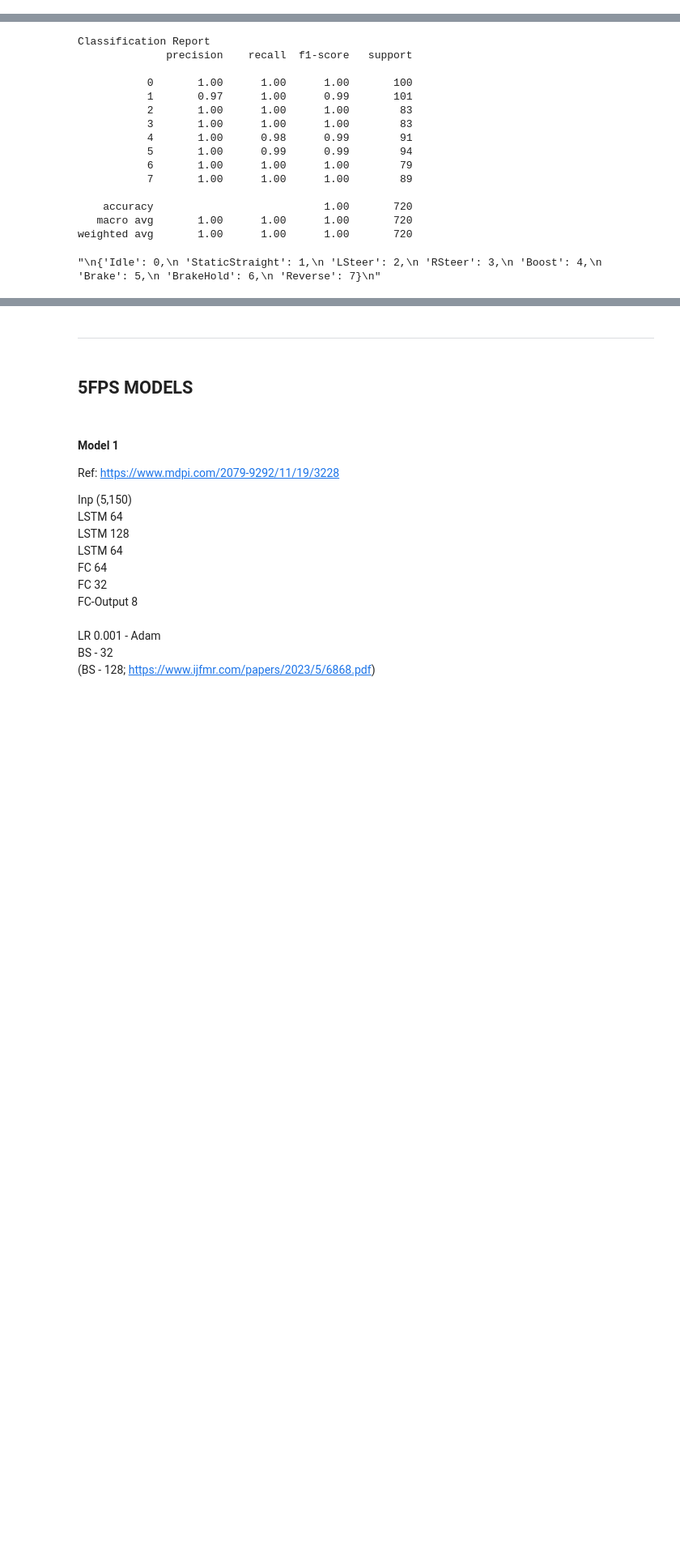
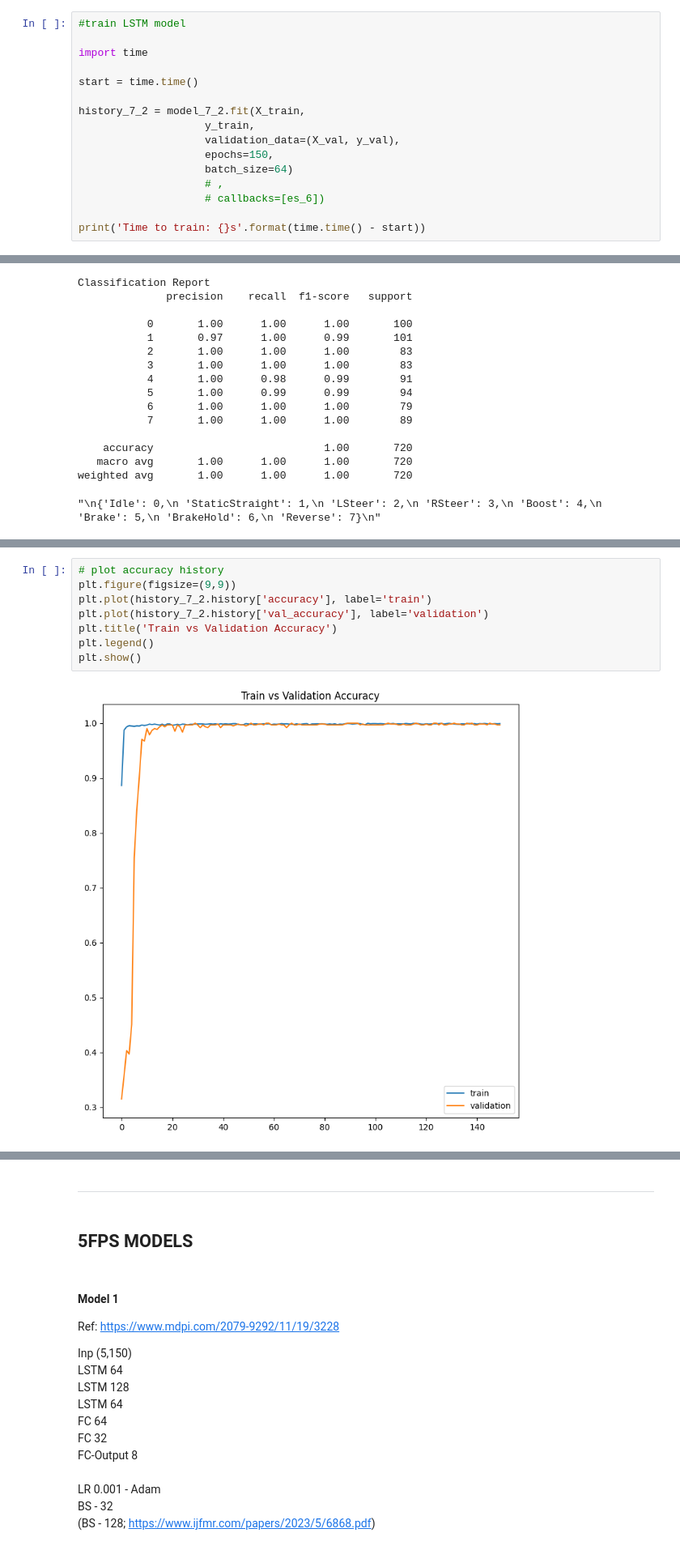
Before and after one commit to yuurichan/Racing-Game-Dynamic-GestRec, a Jupyter notebook: Mediapipe Holistics LSTM Test-Training.ipynb, the cells around one changed output, grey strips where cells are left out. Shown at 81% size. Saved outputs shown, nothing was run; the diff lists cells and outputs as text; blank space fills up the shorter version.

```diff
--- a/Mediapipe Holistics LSTM Test-Training.ipynb
+++ b/Mediapipe Holistics LSTM Test-Training.ipynb
@@ -3209,0 +3292,16 @@ with open("models/history_7.pkl", "rb") as f:
+# %%
+#train LSTM model
+
+import time
+
+start = time.time()
+
+history_7_2 = model_7_2.fit(X_train,
+                    y_train,
+                    validation_data=(X_val, y_val),
+                    epochs=150,
+                    batch_size=64)
+                    # ,
+                    # callbacks=[es_6])
+
+print('Time to train: {}s'.format(time.time() - start))
@@ -4777,0 +4955,10 @@ weighted avg       1.00      1.00      1.00       720
+# %%
+# plot accuracy history
+plt.figure(figsize=(9,9))
+plt.plot(history_7_2.history['accuracy'], label='train')
+plt.plot(history_7_2.history['val_accuracy'], label='validation')
+plt.title('Train vs Validation Accuracy')
+plt.legend()
+plt.show()
+# %% [output]
+[figure, added]
```
Also changed, not shown: parts of 25 cells of this notebook, 7 other files.
